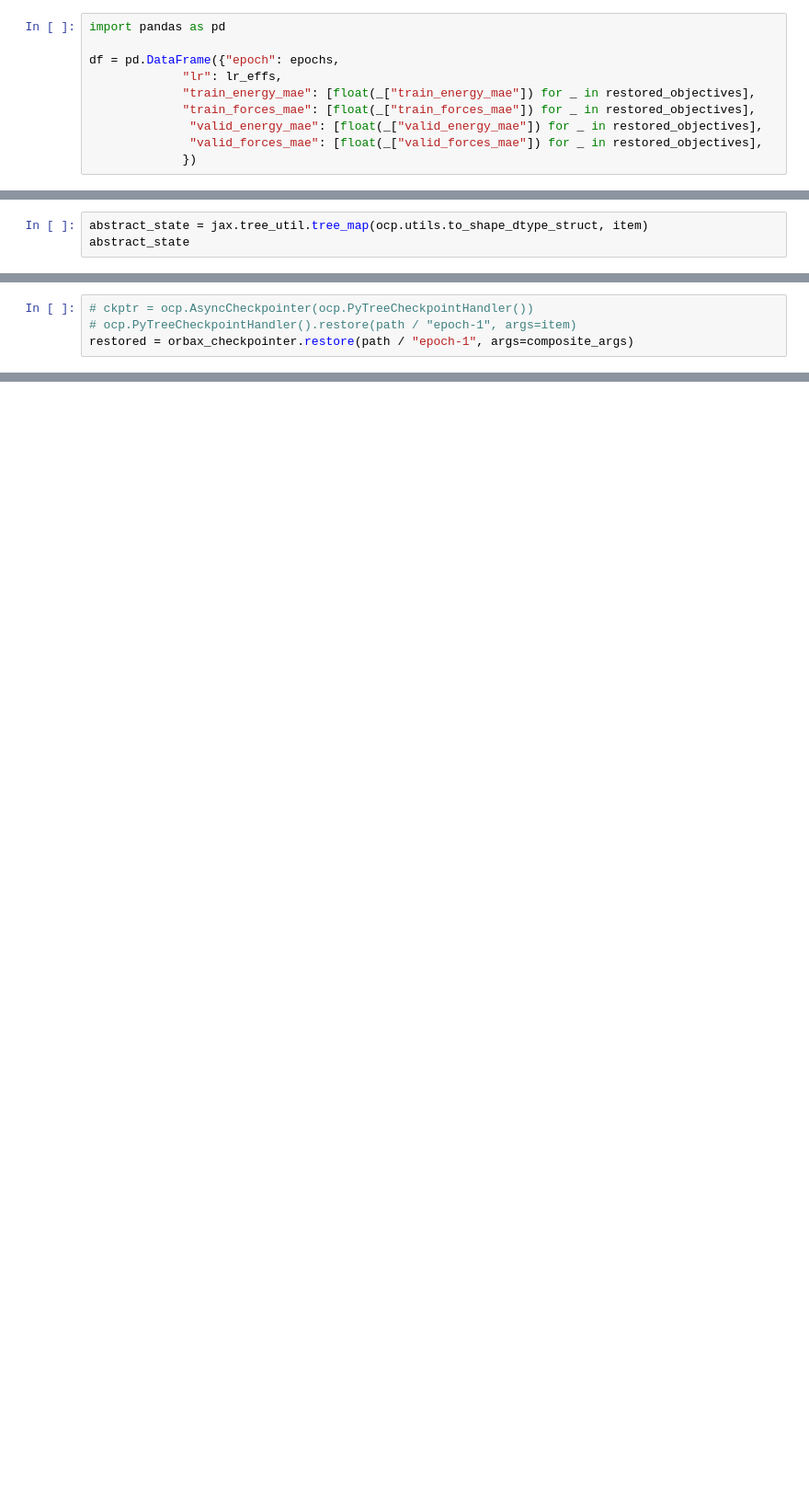
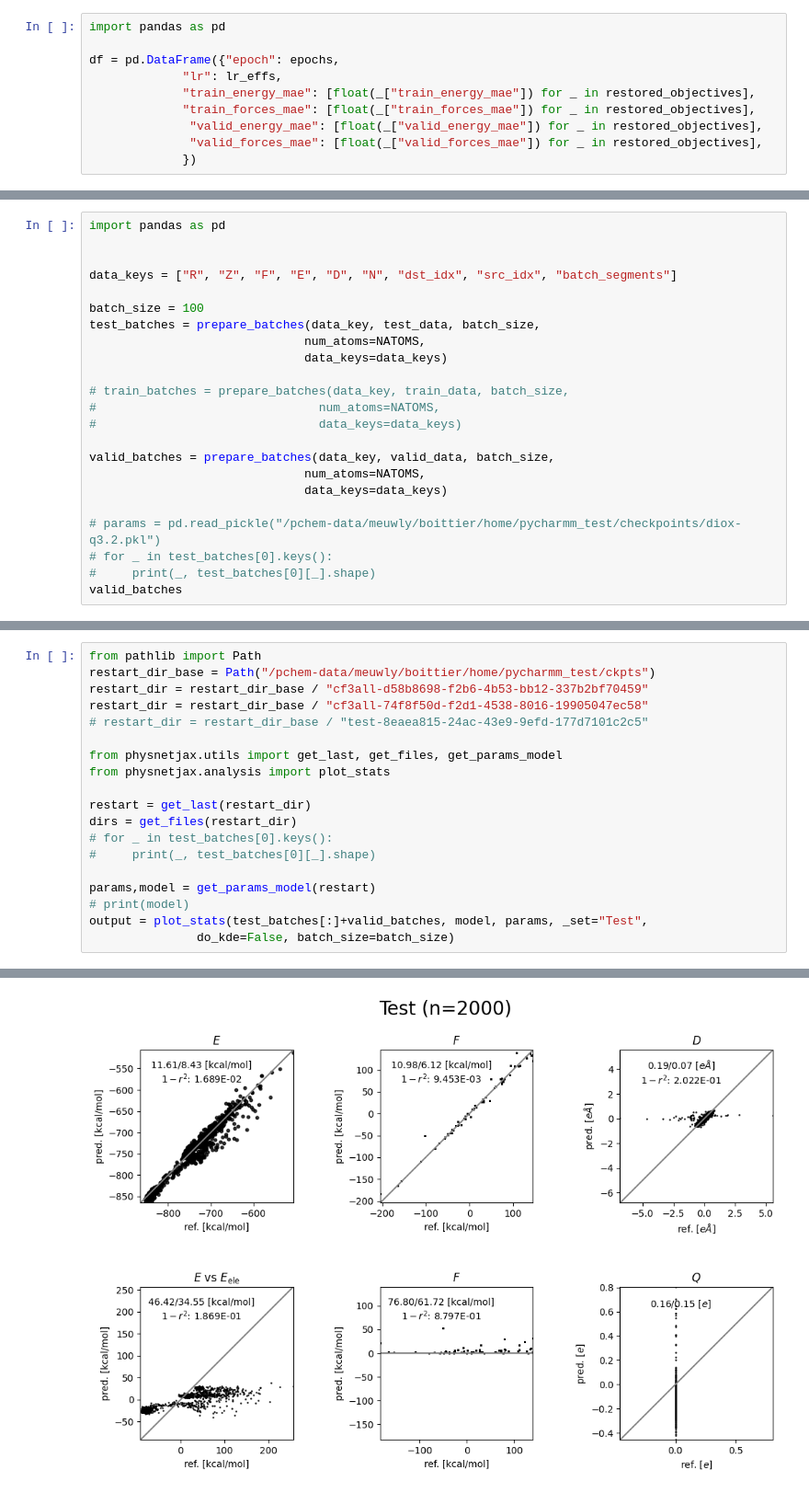
Before and after one commit to EricBoittier/JaxPycharmm, a Jupyter notebook: notebooks/development/Untitled.ipynb, the cells around one changed output, grey strips where cells are left out. Shown at 92% size. Saved outputs shown, nothing was run; the diff lists cells and outputs as text; blank space fills up the shorter version.

```diff
--- a/notebooks/development/Untitled.ipynb
+++ b/notebooks/development/Untitled.ipynb
@@ -177,4 +173,24 @@ ValueError: NOT_FOUND: Error opening "cast" driver: Error opening "zarr" driver:
 # %%
-abstract_state = jax.tree_util.tree_map(ocp.utils.to_shape_dtype_struct, item)
-abstract_state
+import pandas as pd
+
+
+data_keys = ["R", "Z", "F", "E", "D", "N", "dst_idx", "src_idx", "batch_segments"]
+
+batch_size = 100
+test_batches = prepare_batches(data_key, test_data, batch_size,
+                              num_atoms=NATOMS,
+                              data_keys=data_keys)
+
+# train_batches = prepare_batches(data_key, train_data, batch_size,
+#                               num_atoms=NATOMS,
+#                               data_keys=data_keys)
+
+valid_batches = prepare_batches(data_key, valid_data, batch_size,
+                              num_atoms=NATOMS,
+                              data_keys=data_keys)
+
+# params = pd.read_pickle("/pchem-data/meuwly/boittier/home/pycharmm_test/checkpoints/diox-q3.2.pkl")
+# for _ in test_batches[0].keys():
+#     print(_, test_batches[0][_].shape)
+valid_batches
 # %% [output]
@@ -198,5 +214,20 @@ abstract_state
 # %%
-# ckptr = ocp.AsyncCheckpointer(ocp.PyTreeCheckpointHandler())
-# ocp.PyTreeCheckpointHandler().restore(path / "epoch-1", args=item)
-restored = orbax_checkpointer.restore(path / "epoch-1", args=composite_args)
+from pathlib import Path
+restart_dir_base = Path("/pchem-data/meuwly/boittier/home/pycharmm_test/ckpts")
+restart_dir = restart_dir_base / "cf3all-d58b8698-f2b6-4b53-bb12-337b2bf70459"
+restart_dir = restart_dir_base / "cf3all-74f8f50d-f2d1-4538-8016-19905047ec58"
+# restart_dir = restart_dir_base / "test-8eaea815-24ac-43e9-9efd-177d7101c2c5"
+
+from physnetjax.utils import get_last, get_files, get_params_model
+from physnetjax.analysis import plot_stats
+
+restart = get_last(restart_dir)
+dirs = get_files(restart_dir)
+# for _ in test_batches[0].keys():
+#     print(_, test_batches[0][_].shape)
+
+params,model = get_params_model(restart)
+# print(model)
+output = plot_stats(test_batches[:]+valid_batches, model, params, _set="Test",
+               do_kde=False, batch_size=batch_size)
 # %% [output]
@@ -204 +252,2 @@ AttributeError: 'CompositeArgs' object has no attribute 'item'
+[figure, added]
 # %%
```
Also changed, not shown: parts of 17 cells of this notebook, 8 other files.
